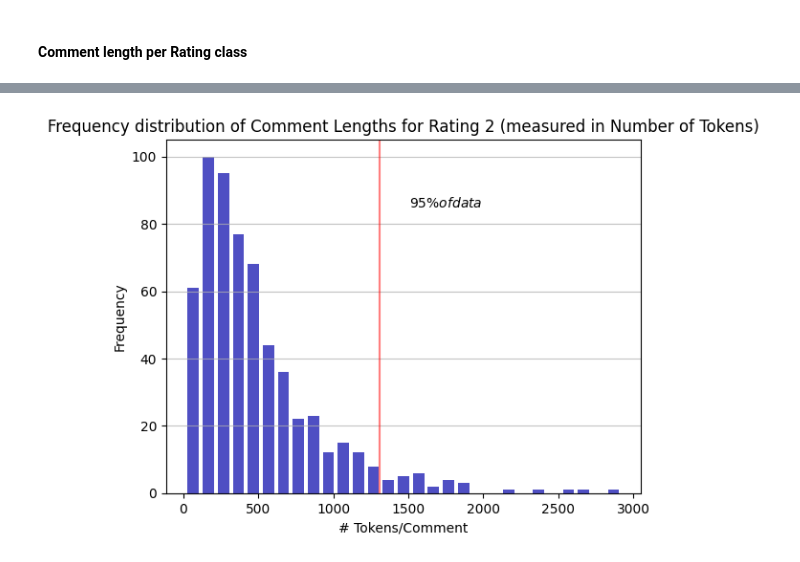
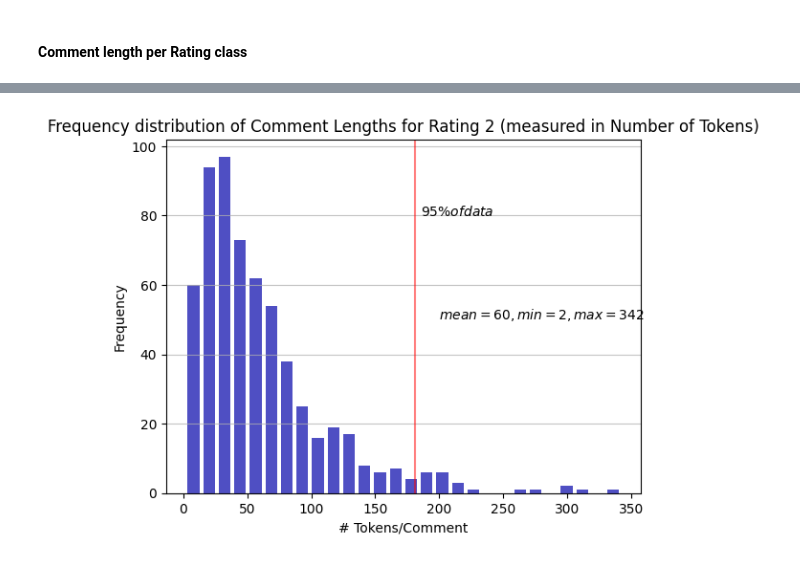
Before and after one commit to anagarlau/yelp-rating-predictor, a Jupyter notebook: 2_text_preprocessing/Data_Cleaning.ipynb, the cells around one changed output, grey strips where cells are left out. Cells and saved outputs as stored; diff of their text form; code cells hidden in the pictures.

```diff
--- a/2_text_preprocessing/Data_Cleaning.ipynb
+++ b/2_text_preprocessing/Data_Cleaning.ipynb
@@ -251,7 +269,8 @@ import numpy as np
 # Count number of tokens per Comment
 yelp = pd.read_csv('cleaned_data_yelp.csv')
 def compute_length(text):
-    length_in_tokens = len(text)
+    tokens = nltk.word_tokenize(text)
+    length_in_tokens = len(tokens)
     return length_in_tokens
 yelp['Number_Tokens']= yelp['Tokenized_Comment'].apply(lambda x: compute_length(x))
 
@@ -316,17 +360,16 @@ maxfreq = n.max()
 # %%
-## Create Plot for Rating 2
-
-n, bins, patches = plt.hist(x=yelp2['Number_Tokens'], bins='auto', color='#0504aa',alpha=0.7, rwidth=0.75)
+n, bins, patches = plt.hist(x=yelp2.Number_Tokens, bins='auto', color='#0504aa',alpha=0.7, rwidth=0.75)
 
 plt.grid(axis='y', alpha=0.75)
 plt.xlabel('# Tokens/Comment')
 
-q95= yelp2['Number_Tokens'].quantile(q=0.95)
+q95= yelp1['Number_Tokens'].quantile(q=0.95)
 plt.axvline(q95, color='red',alpha=0.5)
-plt.text(q95+200, 85, r'$95 \% of data$')
+plt.text(q95+5, 80, r'$95 \% of data$')
 
 plt.ylabel('Frequency')
 plt.title('Frequency distribution of Comment Lengths for Rating 2 (measured in Number of Tokens)')
+plt.text(200, 50, r'$mean=60, min=2, max=342$')
 maxfreq = n.max()
 # %% [output]
-[figure, old version]
+[figure, new version]
```
Also changed, not shown: parts of 17 cells of this notebook.
